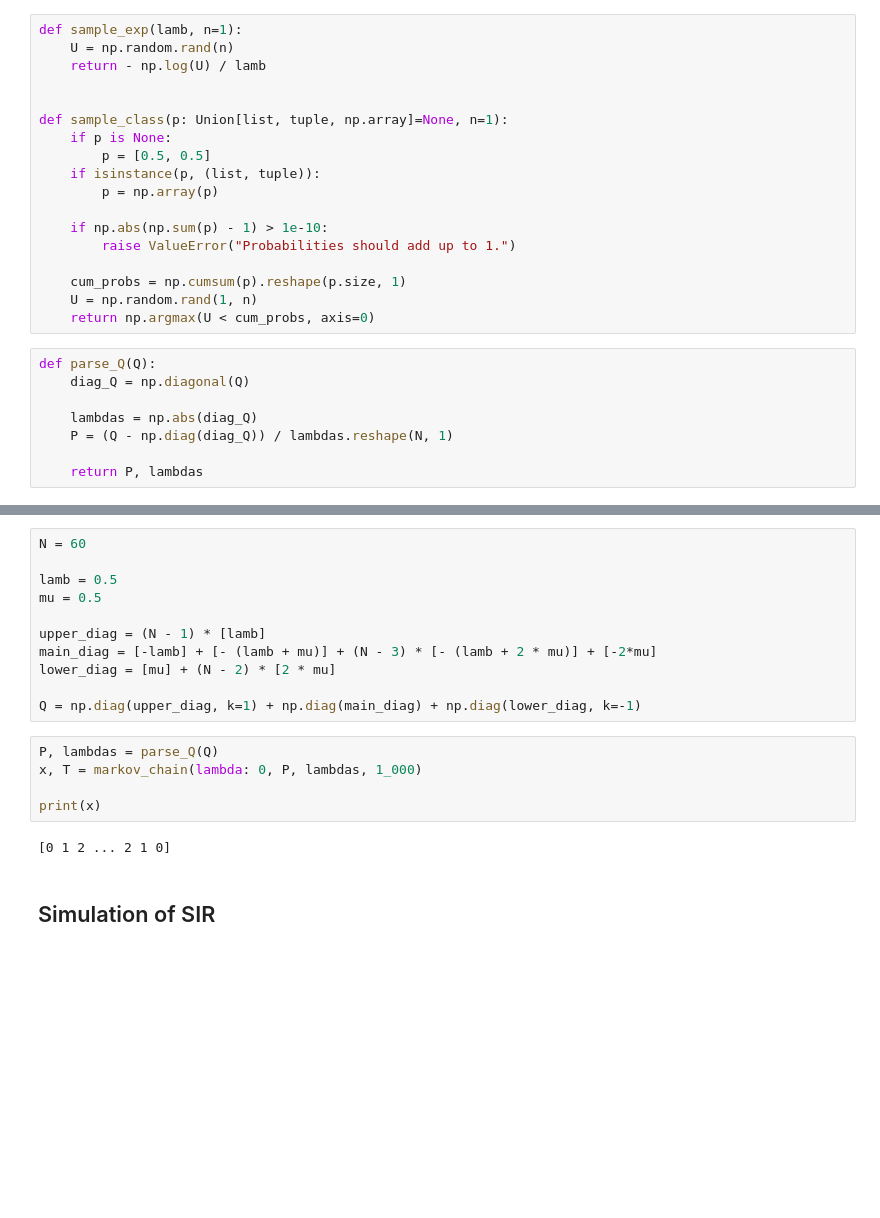
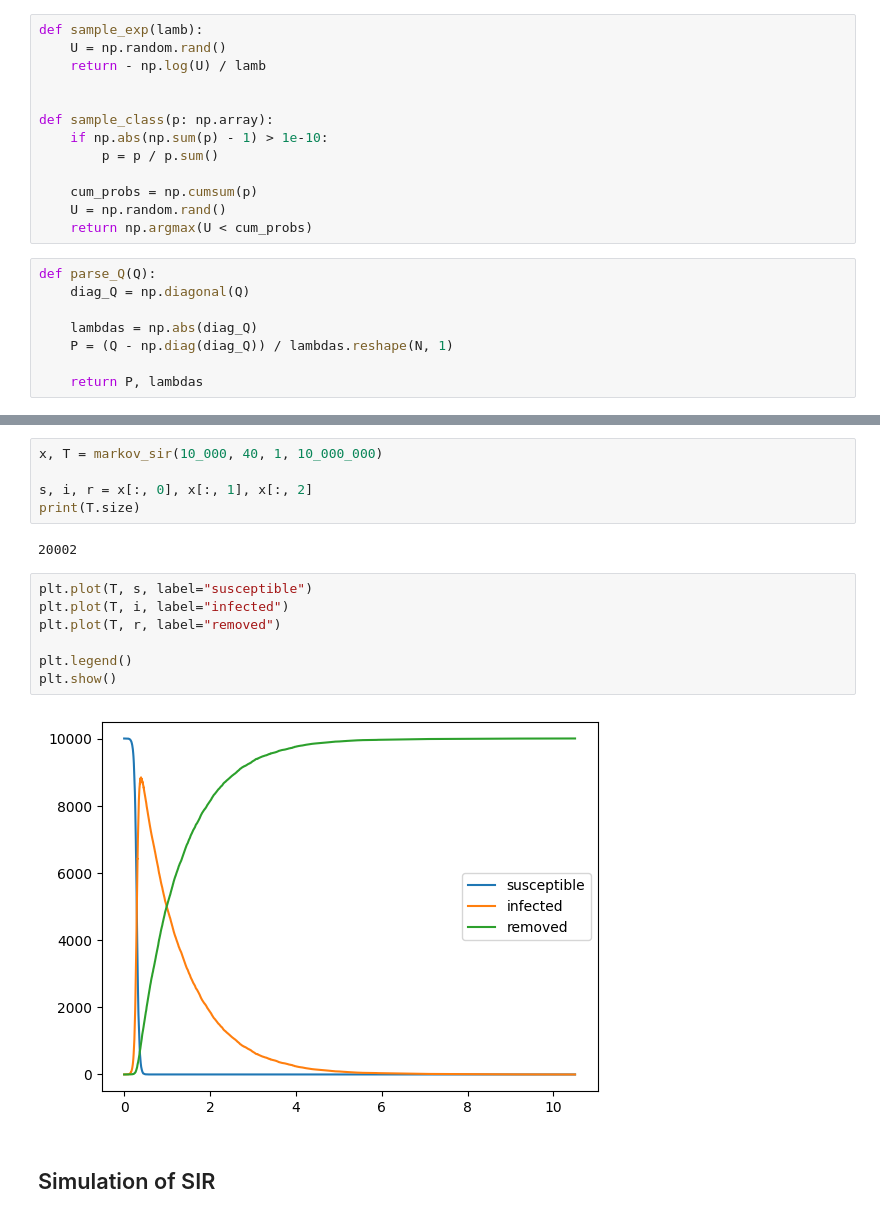
Before and after one commit to Vinschers/queueing-theory, a Jupyter notebook: Project1_DUTRA_VICENTIN.ipynb, the cells around one changed output, grey strips where cells are left out. Saved outputs shown, nothing was run; the diff lists cells and outputs as text; blank space fills up the shorter version.

Commit message:
Add markov simulation

```diff
--- a/Project1_DUTRA_VICENTIN.ipynb
+++ b/Project1_DUTRA_VICENTIN.ipynb
@@ -10,23 +10,18 @@ from scipy.integrate import solve_ivp
 # %% [markdown]
 ## Simulation of Markov chain
 # %%
-def sample_exp(lamb, n=1):
-    U = np.random.rand(n)
+def sample_exp(lamb):
+    U = np.random.rand()
     return - np.log(U) / lamb
 
 
-def sample_class(p: Union[list, tuple, np.array]=None, n=1):
-    if p is None:
-        p = [0.5, 0.5]
-    if isinstance(p, (list, tuple)):
-        p = np.array(p)
+def sample_class(p: np.array):
+    if np.abs(np.sum(p) - 1) > 1e-10:
+        p = p / p.sum()
 
-    if np.abs(np.sum(p) - 1) > 1e-10:
-        raise ValueError("Probabilities should add up to 1.")
-
-    cum_probs = np.cumsum(p).reshape(p.size, 1)
-    U = np.random.rand(1, n)
-    return np.argmax(U < cum_probs, axis=0)
+    cum_probs = np.cumsum(p)
+    U = np.random.rand()
+    return np.argmax(U < cum_probs)
 # %%
 def parse_Q(Q):
     diag_Q = np.diagonal(Q)
@@ -56,23 +61,21 @@ def markov_chain(sampler, P, lambdas, max_iters=100):
 
     return np.array(x), np.array(T)
 # %%
-N = 60
+x, T = markov_sir(10_000, 40, 1, 10_000_000)
 
-lamb = 0.5
-mu = 0.5
-
-upper_diag = (N - 1) * [lamb]
-main_diag = [-lamb] + [- (lamb + mu)] + (N - 3) * [- (lamb + 2 * mu)] + [-2*mu]
-lower_diag = [mu] + (N - 2) * [2 * mu]
-
-Q = np.diag(upper_diag, k=1) + np.diag(main_diag) + np.diag(lower_diag, k=-1)
+s, i, r = x[:, 0], x[:, 1], x[:, 2]
+print(T.size)
+# %% [output]
+20002
 # %%
-P, lambdas = parse_Q(Q)
-x, T = markov_chain(lambda: 0, P, lambdas, 1_000)
+plt.plot(T, s, label="susceptible")
+plt.plot(T, i, label="infected")
+plt.plot(T, r, label="removed")
 
-print(x)
+plt.legend()
+plt.show()
 # %% [output]
-[0 1 2 ... 2 1 0]
+[figure, added]
 # %% [markdown]
 ## Simulation of SIR
 # %%
```
Also changed, not shown: parts of 1 cell of this notebook.
